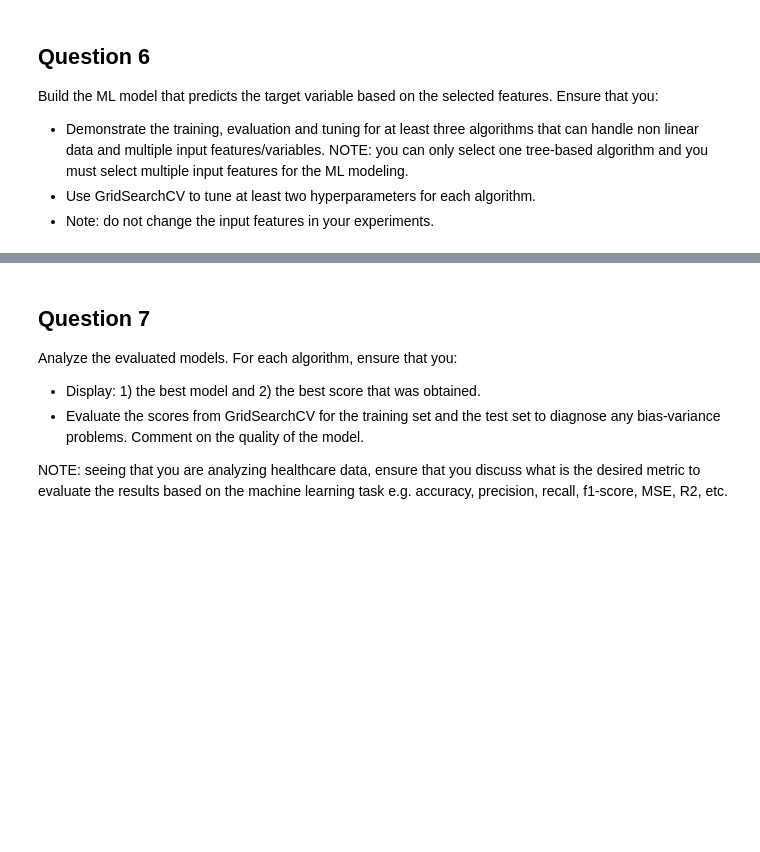
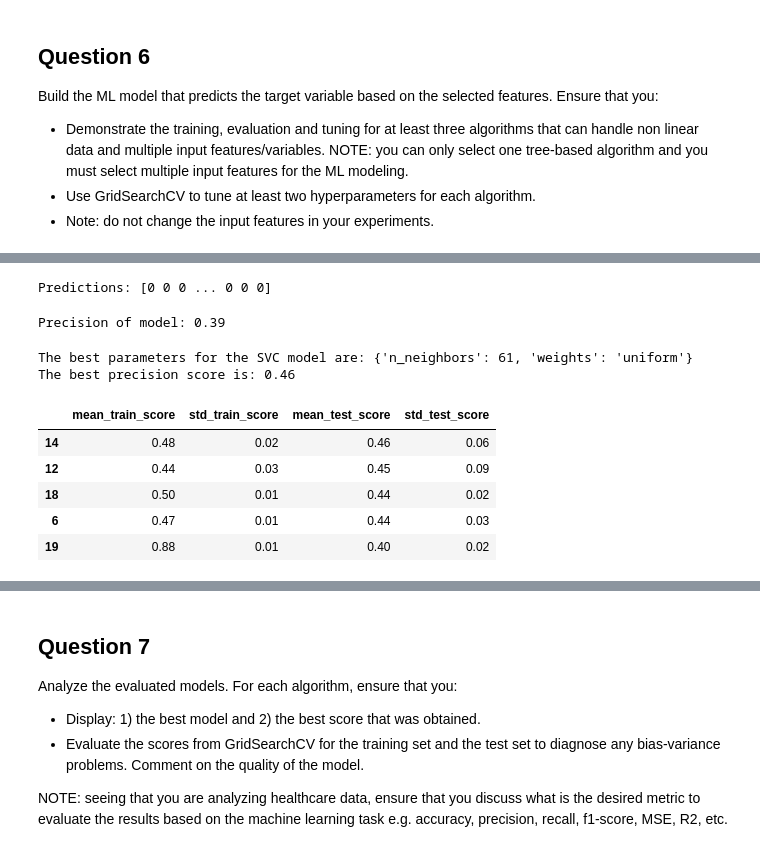
Before and after one commit to jttw1953/ds_practicum_3, a Jupyter notebook: DS_Practicum_3.ipynb, the cells around one changed output, grey strips where cells are left out. Cells and saved outputs as stored; diff of their text form; code cells hidden in the pictures; blank space fills up the shorter version.

```diff
--- a/DS_Practicum_3.ipynb
+++ b/DS_Practicum_3.ipynb
@@ -305,0 +844,66 @@ Build the ML model that predicts the target variable based on the selected featu
+# %%
+# ----------------------------
+# Model 2. K-NN
+# ----------------------------
+
+from sklearn.neighbors import KNeighborsClassifier
+
+# Determine length of training set, and find the square root of the length
+sqrt_N = round(len(X_sample) ** (1/2))
+
+# Instantiate the knn model, where n_neighbors = sq rt of the length of the training data
+knn = KNeighborsClassifier(n_neighbors = sqrt_N)
+
+# Fit the model to the training data & use model to predict the testing data
+knn.fit(X_sample, y_sample)
+y_pred_knn = knn.predict(X_test_processed)
+
+print('Predictions:', y_pred_knn)
+# %% [output]
+Predictions: [0 0 0 ... 0 0 0]
+# %%
+# Determine precision score
+precision_knn = precision_score(y_test, y_pred_knn, average='macro', zero_division=0)
+print('Precision of model:', round(precision_knn, 2))
+# %% [output]
+Precision of model: 0.39
+# %%
+# Choose a range of K values that is ~10 above and below the square root
+# Choose typical values for weights
+# Save parameter values in a dictionary
+upper_k_values = list(range(sqrt_N, sqrt_N + 120, 20))
+lower_k_values = list(range(sqrt_N - 120, sqrt_N, 20))
+k_values = list(set(upper_k_values + lower_k_values))
+weights = ('uniform', 'distance')
+knn_params = {'n_neighbors': k_values, 'weights': weights}
+
+# Initialize model
+knn = KNeighborsClassifier()
+
+# Use GridSearch with Cross Validation = 3, and scoring = precision scorer to test each combination of parameters
+knn_grid = GridSearchCV(knn, knn_params, cv=5, return_train_score=True, scoring=precision_scorer, n_jobs=-1)
+
+# Fit the model to the training data
+knn_grid.fit(X_sample, y_sample)
+
+# Determine the best parameters & score
+print('The best parameters for the SVC model are:', knn_grid.best_params_)
+print('The best precision score is:', round(knn_grid.best_score_, 2))
+# %% [output]
+The best parameters for the SVC model are: {'n_neighbors': 61, 'weights': 'uniform'}
+The best precision score is: 0.46
+# %%
+# Save the score results in a DataFrame
+cv_knn_results = pd.DataFrame(knn_grid.cv_results_)
+
+# Show the mean & st. dev of precision scores for the testing & training data
+cv_knn_results = cv_knn_results.sort_values('mean_test_score', ascending=False)
+cv_knn_results = cv_knn_results.round(2)
+cv_knn_results[['mean_train_score', 'std_train_score', 'mean_test_score', 'std_test_score']].head()
+# %% [output]
+|  | mean_train_score | std_train_score | mean_test_score | std_test_score |
+| 14 | 0.48 | 0.02 | 0.46 | 0.06 |
+| 12 | 0.44 | 0.03 | 0.45 | 0.09 |
+| 18 | 0.50 | 0.01 | 0.44 | 0.02 |
+| 6 | 0.47 | 0.01 | 0.44 | 0.03 |
+| 19 | 0.88 | 0.01 | 0.40 | 0.02 |
```
Also changed, not shown: parts of 47 cells of this notebook.
